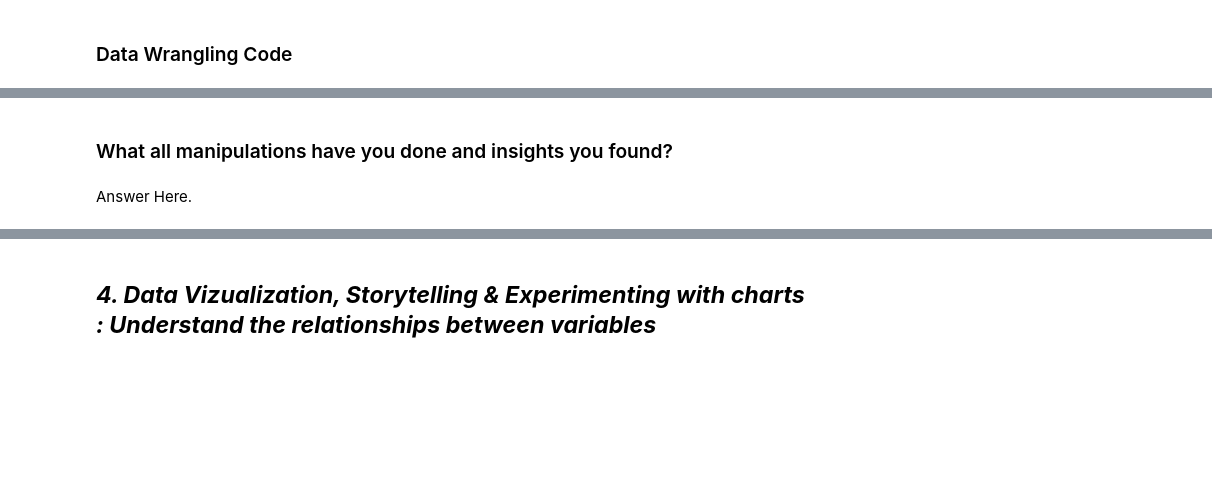
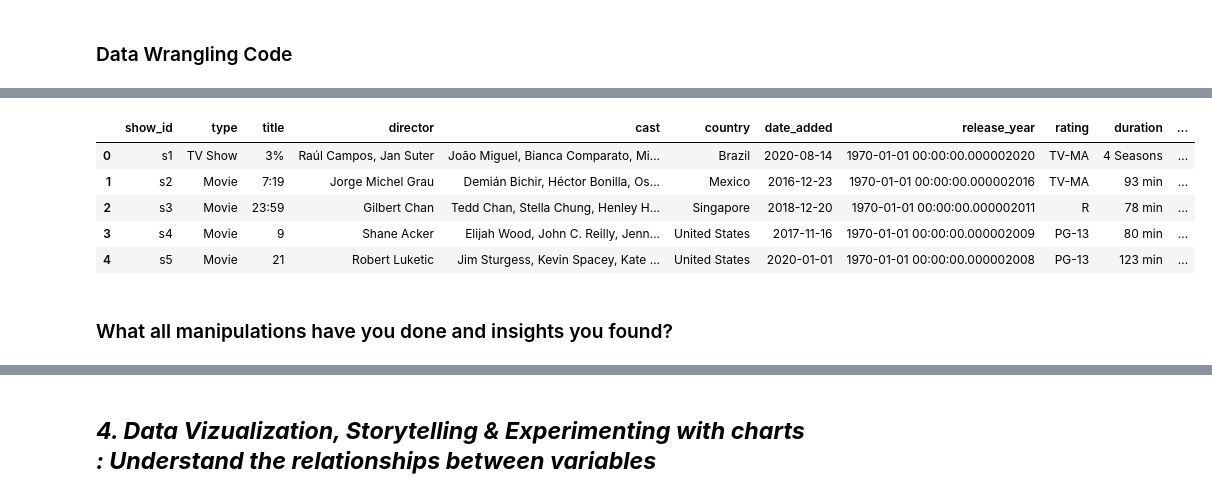
Before and after one commit to Sanjeevhegde009/Netflix-Movies-and-TV-Shows-Clustering, a Jupyter notebook: Netflix_Movies_Clustering.ipynb, the cells around one changed output, grey strips where cells are left out. Cells and saved outputs as stored; diff of their text form; code cells hidden in the pictures; blank space fills up the shorter version.

```diff
--- a/Netflix_Movies_Clustering.ipynb
+++ b/Netflix_Movies_Clustering.ipynb
@@ -315,4 +421,31 @@ dtype: int64
+# %%
+#encoding the same in the ratings column
+nomenclature={
+    'TV-MA': 'Mature',
+    'R': 'Restricted',
+    'PG-13': 'ParentalGuidance13',
+    'TV-14': 'TV14',
+    'TV-PG': 'TVPG',
+    'NR': 'NotRated',
+    'TV-G': 'TVG',
+    'TV-Y': 'TVY',
+    'TV-Y7': 'TVY7',
+    'PG': 'ParentalGuidance',
+    'G': 'General',
+    'NC-17': 'AdultsOnly',
+    'TV-Y7-FV': 'TVY7FantasyViolence',
+    'UR': 'Unrated'}
+
+df['audience']=df['rating'].replace(nomenclature)
+# %%
+#checking for the changes in the dataset
+df.head()
+# %% [output]
+|  | show_id | type | title | director | cast | country | date_added | release_year | rating | duration | ... |
+| 0 | s1 | TV Show | 3% | Raúl Campos, Jan Suter | João Miguel, Bianca Comparato, Mi... | Brazil | 2020-08-14 | 1970-01-01 00:00:00.000002020 | TV-MA | 4 Seasons | ... |
+| 1 | s2 | Movie | 7:19 | Jorge Michel Grau | Demián Bichir, Héctor Bonilla, Os... | Mexico | 2016-12-23 | 1970-01-01 00:00:00.000002016 | TV-MA | 93 min | ... |
+| 2 | s3 | Movie | 23:59 | Gilbert Chan | Tedd Chan, Stella Chung, Henley H... | Singapore | 2018-12-20 | 1970-01-01 00:00:00.000002011 | R | 78 min | ... |
+| 3 | s4 | Movie | 9 | Shane Acker | Elijah Wood, John C. Reilly, Jenn... | United States | 2017-11-16 | 1970-01-01 00:00:00.000002009 | PG-13 | 80 min | ... |
+| 4 | s5 | Movie | 21 | Robert Luketic | Jim Sturgess, Kevin Spacey, Kate ... | United States | 2020-01-01 | 1970-01-01 00:00:00.000002008 | PG-13 | 123 min | ... |
 # %% [markdown]
 ### What all manipulations have you done and insights you found?
-# %% [markdown]
-Answer Here.
```
Also changed, not shown: parts of 15 cells of this notebook.
